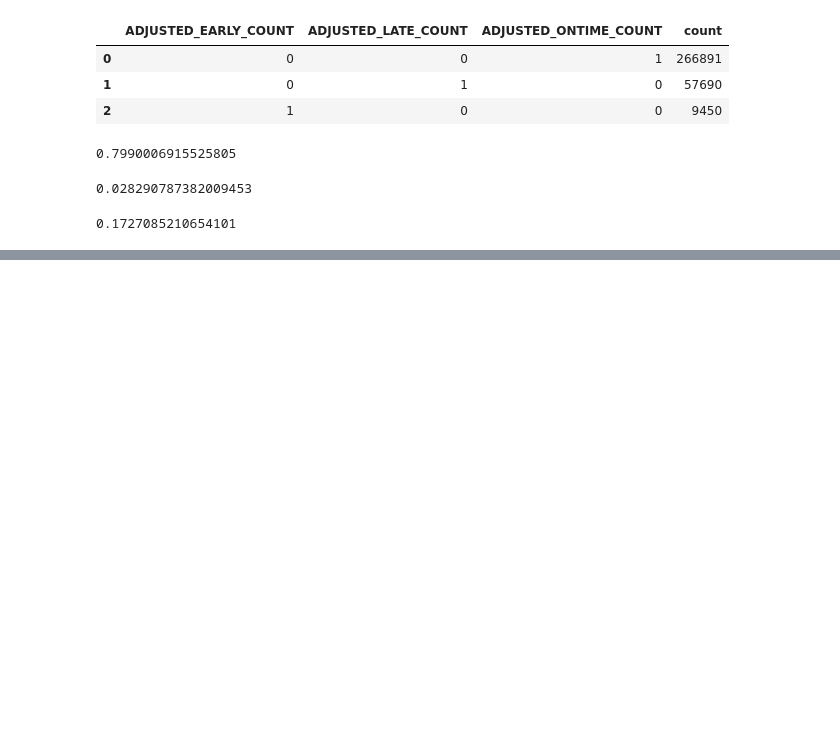
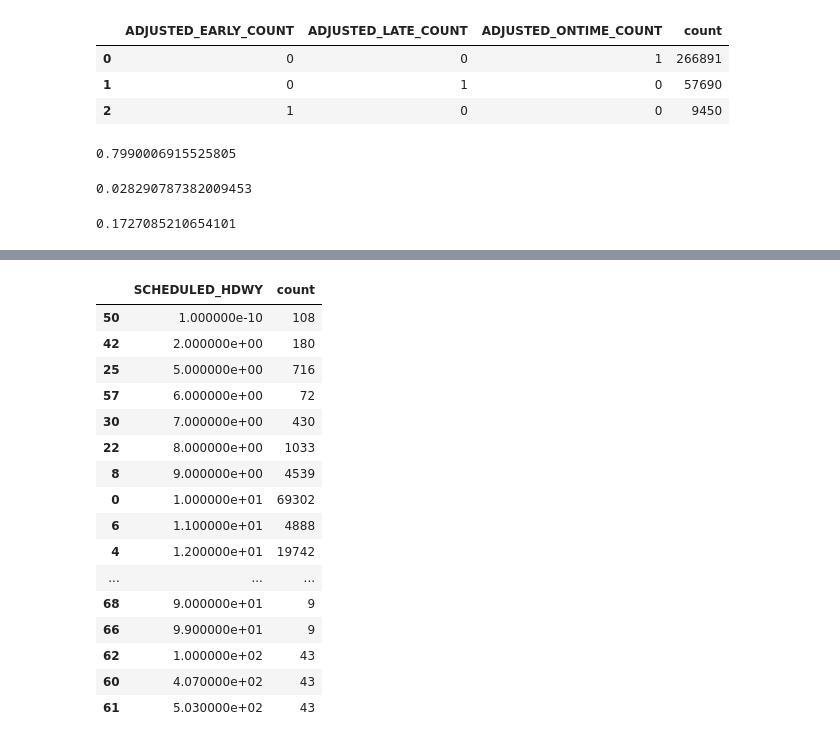
Before and after one commit to NSS-Data-Analytics-Cohort-11/wego-boomers, a Jupyter notebook: notebooks/Wego_boomers.ipynb, the cells around one changed output, grey strips where cells are left out. Drawn from its saved outputs; the diff is of its cells as text; code cells hidden in the pictures; blank space fills up the shorter version.

```diff
--- a/notebooks/Wego_boomers.ipynb
+++ b/notebooks/Wego_boomers.ipynb
@@ -254,3 +262,12 @@ adjusted_counts
 57690/(266891+57690+9450)
 # %% [output]
 0.1727085210654101
+# %%
+# Replacing 0 SCHEDULED_HDWY values with tiny number since it's the denominator
+wego2 = wego
+wego2['SCHEDULED_HDWY'].replace(0, 1e-10, inplace=True)
+
+
+wego['HDWY_DEV_PERC'] = wego['HDWY_DEV'] / wego2['SCHEDULED_HDWY'] * 100
+
+wego[['HDWY_DEV', 'SCHEDULED_HDWY', 'HDWY_DEV_PERC']].tail(5)
@@ -256,0 +281,20 @@ adjusted_counts
+# %%
+wego['SCHEDULED_HDWY'].value_counts().reset_index().sort_values(by='SCHEDULED_HDWY')
+# %% [output]
+|  | SCHEDULED_HDWY | count |
+| 50 | 1.000000e-10 | 108 |
+| 42 | 2.000000e+00 | 180 |
+| 25 | 5.000000e+00 | 716 |
+| 57 | 6.000000e+00 | 72 |
+| 30 | 7.000000e+00 | 430 |
+| 22 | 8.000000e+00 | 1033 |
+| 8 | 9.000000e+00 | 4539 |
+| 0 | 1.000000e+01 | 69302 |
+| 6 | 1.100000e+01 | 4888 |
+| 4 | 1.200000e+01 | 19742 |
+| ... | ... | ... |
+| 68 | 9.000000e+01 | 9 |
+| 66 | 9.900000e+01 | 9 |
+| 62 | 1.000000e+02 | 43 |
+| 60 | 4.070000e+02 | 43 |
+| 61 | 5.030000e+02 | 43 |
```
Also changed, not shown: parts of 12 cells of this notebook.
